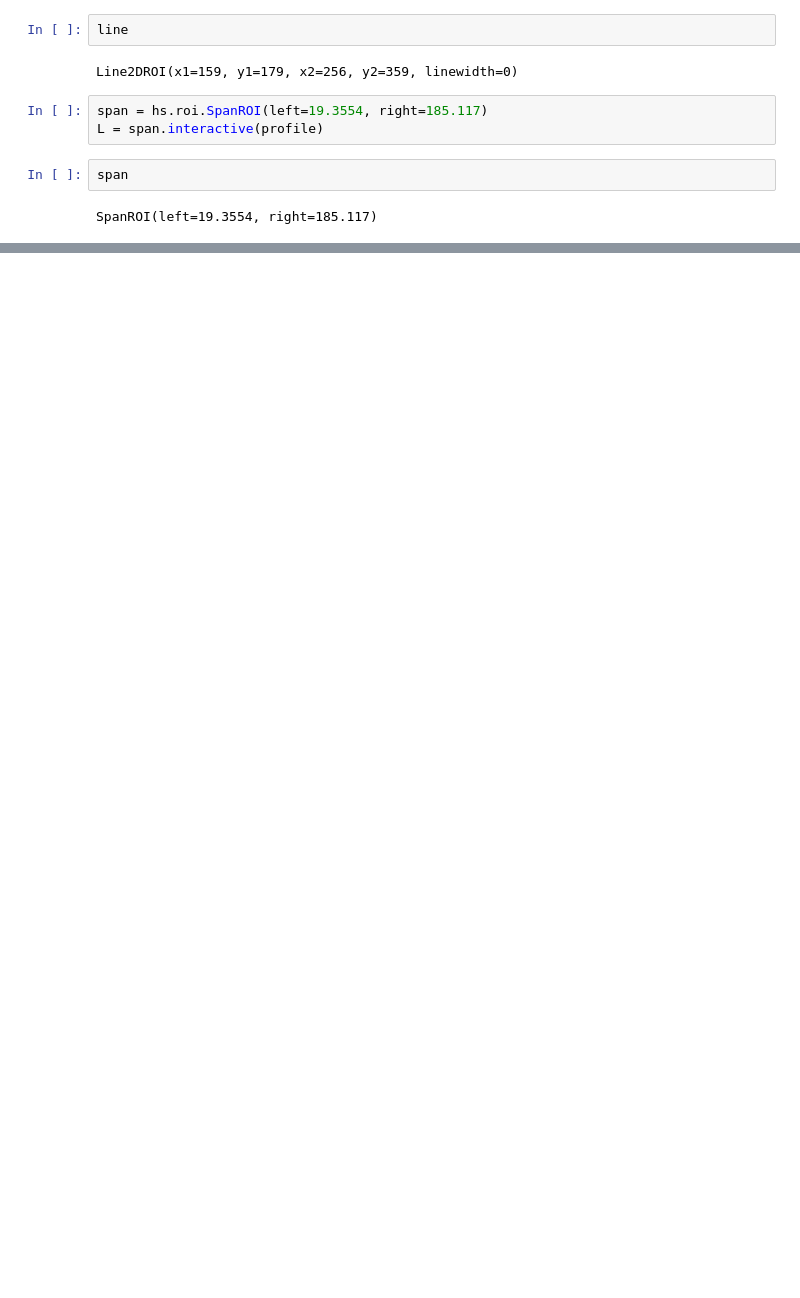
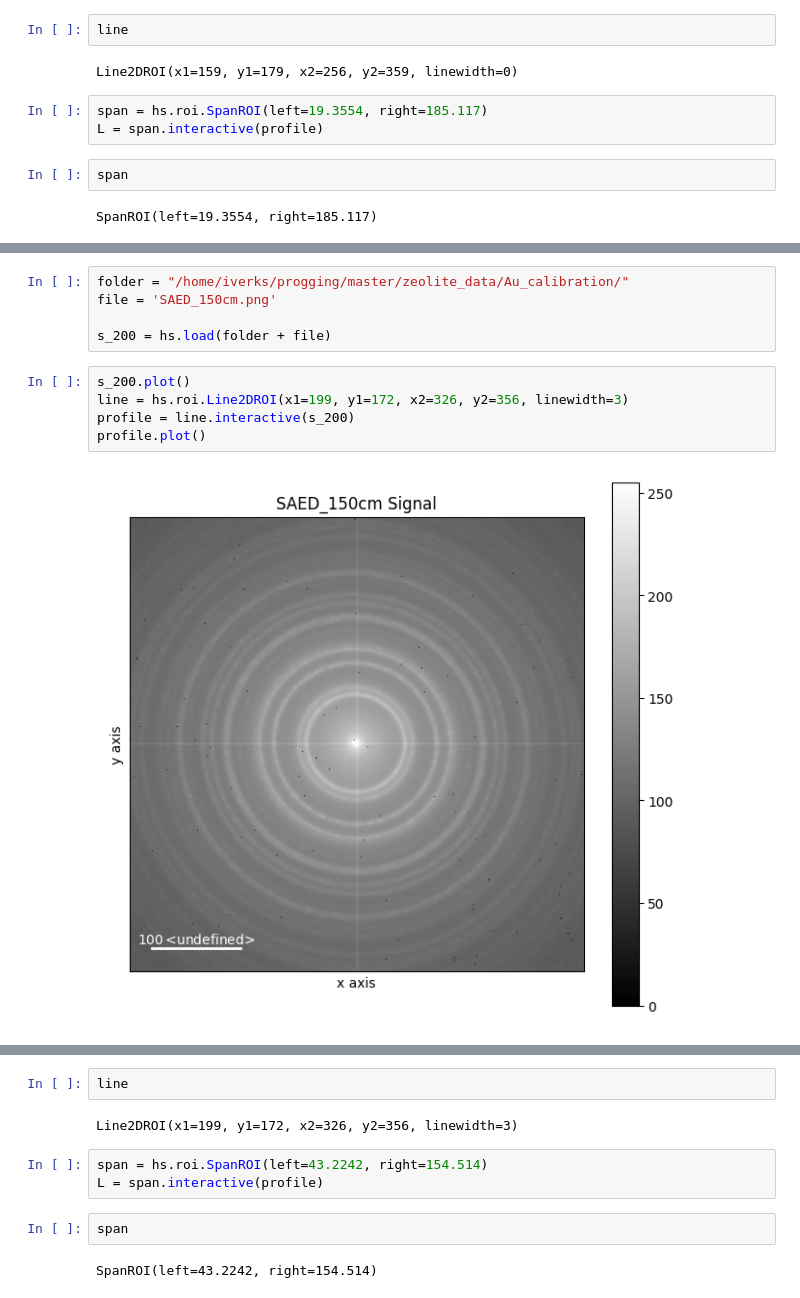
Before and after one commit to iverks/crysm, a Jupyter notebook: calibration.ipynb, the cells around one changed output, grey strips where cells are left out. Cells and saved outputs as stored; diff of their text form; blank space fills up the shorter version.

```diff
--- a/calibration.ipynb
+++ b/calibration.ipynb
@@ -143,0 +150,12 @@ print(scale3)
+# %%
+folder = "/home/iverks/progging/master/zeolite_data/Au_calibration/"
+file = 'SAED_150cm.png'
+
+s_200 = hs.load(folder + file)
+# %%
+s_200.plot()
+line = hs.roi.Line2DROI(x1=199, y1=172, x2=326, y2=356, linewidth=3)
+profile = line.interactive(s_200)
+profile.plot()
+# %% [output]
+[figure, added]
@@ -143,0 +163,11 @@ print(scale3)
+# %%
+line
+# %% [output]
+Line2DROI(x1=199, y1=172, x2=326, y2=356, linewidth=3)
+# %%
+span = hs.roi.SpanROI(left=43.2242, right=154.514)
+L = span.interactive(profile)
+# %%
+span
+# %% [output]
+SpanROI(left=43.2242, right=154.514)
```
Also changed, not shown: parts of 21 cells of this notebook, 8 other files.
